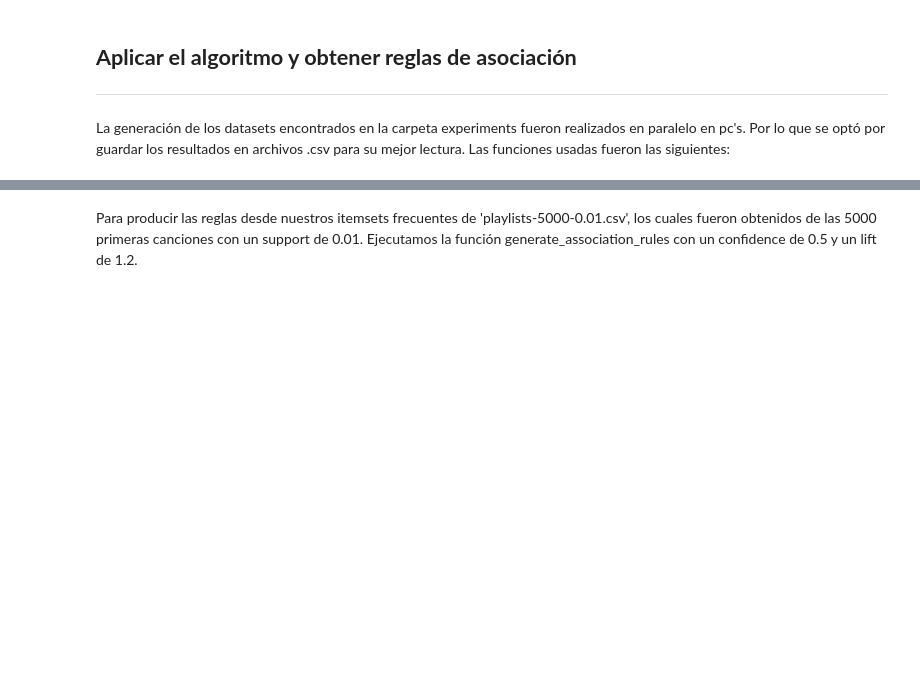
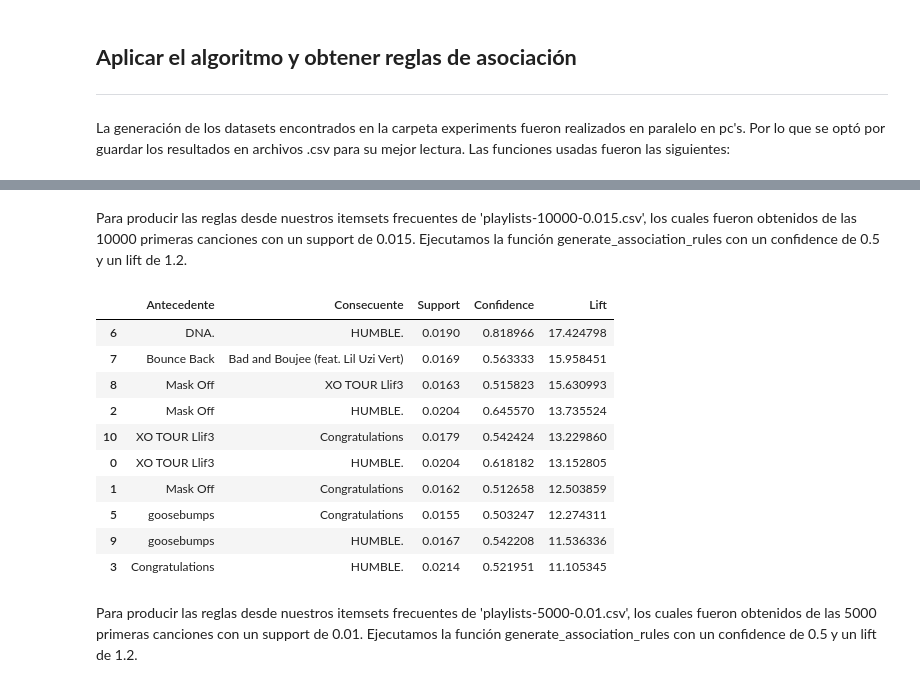
Before and after one commit to Claudiars20/BIGDATA2021, a Jupyter notebook: ACTIVIDAD03/Trabajo03.ipynb, the cells around one changed output, grey strips where cells are left out. Cells and saved outputs as stored; diff of their text form; code cells hidden in the pictures; blank space fills up the shorter version.

```diff
--- a/ACTIVIDAD03/Trabajo03.ipynb
+++ b/ACTIVIDAD03/Trabajo03.ipynb
@@ -321,4 +325,26 @@ rules_pd_10000_01.head(10)
 | 46 | (HUMBLE., XO TOUR Llif3) | DNA. | 0.0102 | 0.500000 | 21.551724 |
+# %% [markdown]
+Para producir las reglas desde nuestros itemsets frecuentes de 'playlists-10000-0.015.csv', los cuales fueron obtenidos de las 10000 primeras canciones con un support de 0.015. Ejecutamos la función generate_association_rules con un confidence de 0.5 y un lift de 1.2.
+# %%
+frequent_itemsets_10000_015 = pd.read_csv('https://raw.githubusercontent.com/Claudiars20/BIGDATA2021/main/ACTIVIDAD03/experiments/playlists-10000-0.015.csv', header=None, index_col=0, squeeze=True).to_dict()
+frequent_itemsets_10000_015.pop(list(frequent_itemsets_10000_015.keys())[0])
+rules_10000_015 = generate_association_rules(frequent_itemsets_10000_015,0.5,1.2)
+rules_pd_10000_015 = pd.DataFrame(rules_10000_015,columns = ["Antecedente", "Consecuente", "Support","Confidence","Lift"])
+rules_pd_10000_015= rules_pd_10000_015.sort_values('Lift',ascending=False)
+rules_pd_10000_015.to_csv("rules_10000_01.csv")
+rules_pd_10000_015.head(10)
+# %% [output]
+|  | Antecedente | Consecuente | Support | Confidence | Lift |
+| 6 | DNA. | HUMBLE. | 0.0190 | 0.818966 | 17.424798 |
+| 7 | Bounce Back | Bad and Boujee (feat. Lil Uzi Vert) | 0.0169 | 0.563333 | 15.958451 |
+| 8 | Mask Off | XO TOUR Llif3 | 0.0163 | 0.515823 | 15.630993 |
+| 2 | Mask Off | HUMBLE. | 0.0204 | 0.645570 | 13.735524 |
+| 10 | XO TOUR Llif3 | Congratulations | 0.0179 | 0.542424 | 13.229860 |
+| 0 | XO TOUR Llif3 | HUMBLE. | 0.0204 | 0.618182 | 13.152805 |
+| 1 | Mask Off | Congratulations | 0.0162 | 0.512658 | 12.503859 |
+| 5 | goosebumps | Congratulations | 0.0155 | 0.503247 | 12.274311 |
+| 9 | goosebumps | HUMBLE. | 0.0167 | 0.542208 | 11.536336 |
+| 3 | Congratulations | HUMBLE. | 0.0214 | 0.521951 | 11.105345 |
 # %% [markdown]
 Para producir las reglas desde nuestros itemsets frecuentes de 'playlists-5000-0.01.csv', los cuales fueron obtenidos de las 5000 primeras canciones con un support de 0.01. Ejecutamos la función generate_association_rules con un confidence de 0.5 y un lift de 1.2.
 # %%
```
Also changed, not shown: parts of 18 cells of this notebook.
